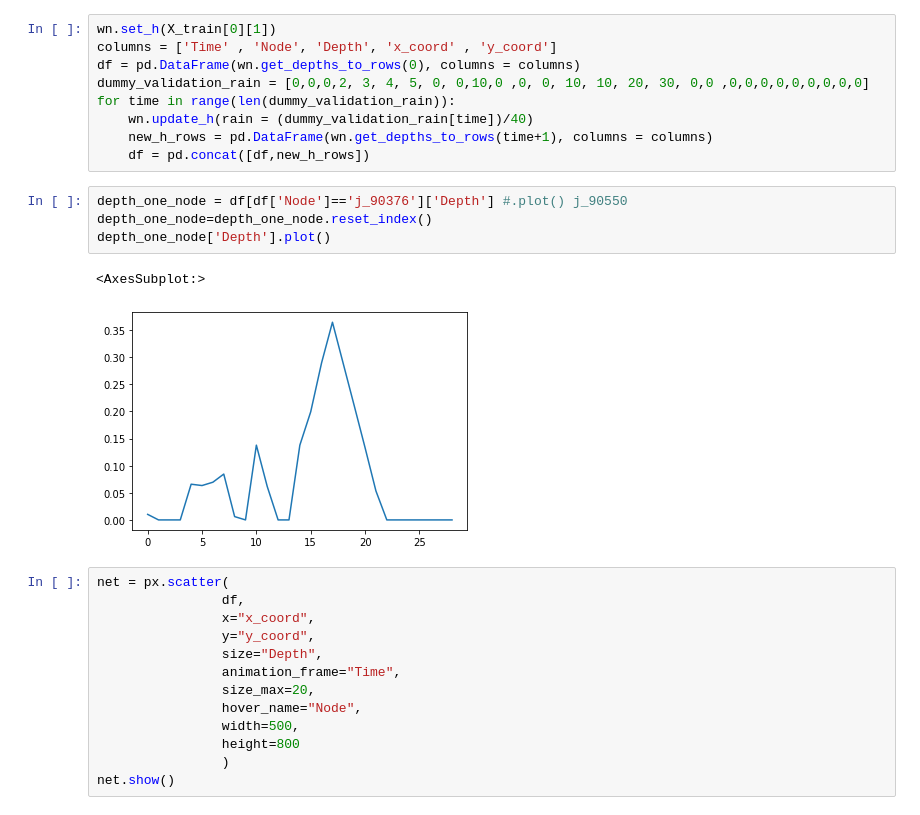
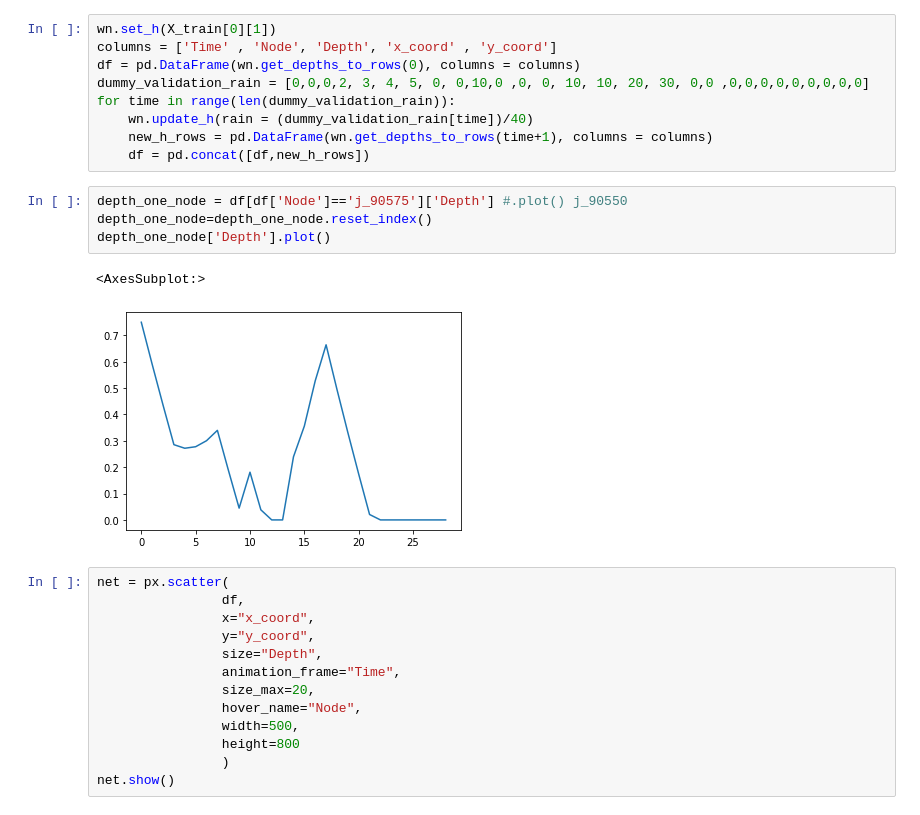
Before and after one commit to alextremo0205/SWMM_Hybrid_approach, a Jupyter notebook: UDS_Emulator.ipynb, the cells around one changed output. Saved outputs shown, nothing was run; the diff lists cells and outputs as text.

```diff
--- a/UDS_Emulator.ipynb
+++ b/UDS_Emulator.ipynb
@@ -175,12 +175,12 @@ for time in range(len(dummy_validation_rain)):
     new_h_rows = pd.DataFrame(wn.get_depths_to_rows(time+1), columns = columns)
     df = pd.concat([df,new_h_rows])
 # %%
-depth_one_node = df[df['Node']=='j_90376']['Depth'] #.plot() j_90550
+depth_one_node = df[df['Node']=='j_90575']['Depth'] #.plot() j_90550
 depth_one_node=depth_one_node.reset_index()
 depth_one_node['Depth'].plot()
 # %% [output]
 <AxesSubplot:>
-[figure, old version]
+[figure, new version]
 # %%
 net = px.scatter(
                 df,
```
Also changed, not shown: parts of 2 cells of this notebook.
